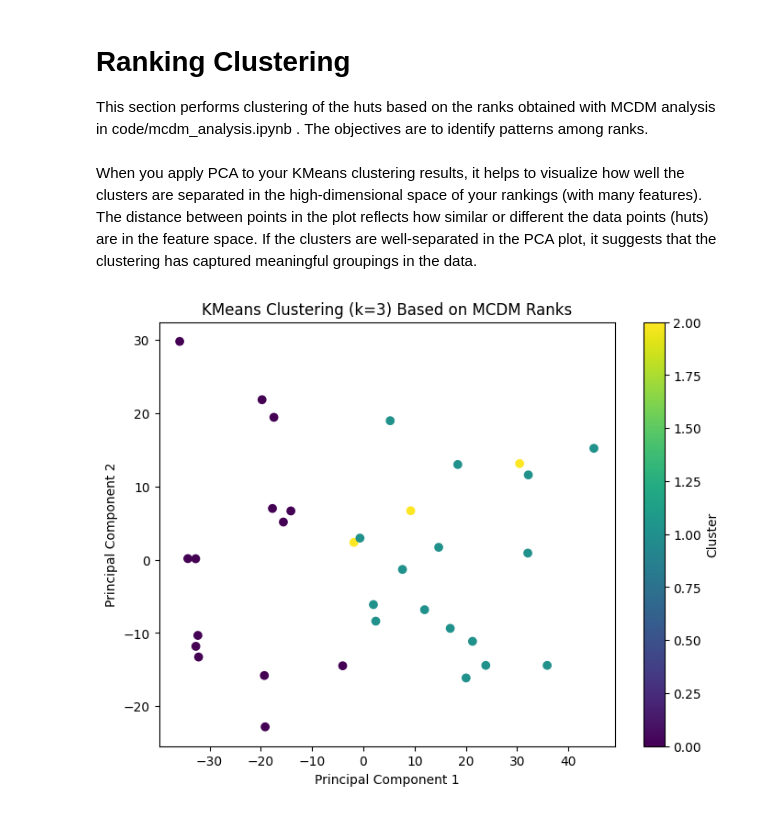
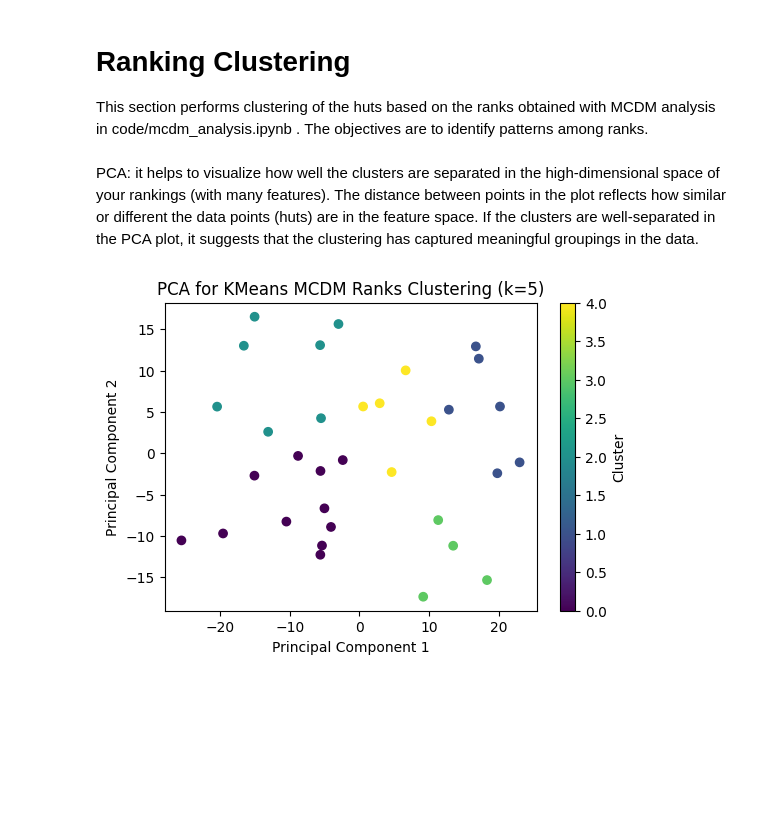
Before and after one commit to dclfbk/alpinehutsustainability, a Jupyter notebook: code/cluster_analysis.ipynb, the cells around one changed output. Cells and saved outputs as stored; diff of their text form; code cells hidden in the pictures; blank space fills up the shorter version.

```diff
--- a/code/cluster_analysis.ipynb
+++ b/code/cluster_analysis.ipynb
@@ -115,7 +115,7 @@ cluster_stats = {}
 for k in range(3, 6):
     kmeans = KMeans(n_clusters=k, random_state=42)
     huts[f'cluster_kmeans_k{k}'] = kmeans.fit_predict(X_scaled)
-    huts[f'cluster_kmeans_k{k}'] = huts[f'cluster_kmeans_k{k}'].astype(str)  # cluster labels are strings
+    huts[f'cluster_kmeans_k{k}'] = huts[f'cluster_kmeans_k{k}']
 
     inertia_values.append(kmeans.inertia_)
     sil_score = silhouette_score(X_scaled, kmeans.labels_)
@@ -335,29 +356,34 @@ The clusters obtained reflect 2 things:
 # %% [markdown]
 # Ranking Clustering
 This section performs clustering of the huts based on the ranks obtained with MCDM analysis in code/mcdm_analysis.ipynb . The objectives are to identify patterns among ranks.
-# %%
-ranks_df = pd.read_csv("../data/rank_df.csv")
-
-configurations_cols = ranks_df.columns[1:]
-
-k = 3
-kmeans = KMeans(n_clusters=k, random_state=42)
-huts[f'rank_kmeans_k{k}'] = kmeans.fit_predict(ranks_df[configurations_cols])
+# %%
+ranks_df = pd.read_csv("../data/rank_df.csv")
+# add geometry column for plotting later
+ranks_gdf = ranks_df.merge(huts[['standard_name','geometry']], on='standard_name', how='left')
+ranks_gdf = gpd.GeoDataFrame(ranks_gdf, geometry='geometry', crs=huts.crs)
+
+configurations_cols = ['TOPSIS_custom', 'PROMETHEE_II_custom', 'VIKOR_custom']#ranks_gdf.columns[1:-1] # exclude standard_name & geometry
+
+ranks_cluster_stats = {}
+for k in range(3, 6):
+    kmeans = KMeans(n_clusters=k, random_state=42)
+    ranks_gdf[f'cluster_kmeans_k{k}'] = kmeans.fit_predict(ranks_gdf[configurations_cols])
+    ranks_cluster_stats[f"k{k}"] = ranks_gdf.groupby(f'cluster_kmeans_k{k}')[configurations_cols].agg(['mean', 'median', 'std', 'min', 'max'])
 # %% [markdown]
-When you apply PCA to your KMeans clustering results, it helps to visualize how well the clusters are separated in the high-dimensional space of your rankings (with many features). The distance between points in the plot reflects how similar or different the data points (huts) are in the feature space. If the clusters are well-separated in the PCA plot, it suggests that the clustering has captured meaningful groupings in the data.
+PCA: it helps to visualize how well the clusters are separated in the high-dimensional space of your rankings (with many features). The distance between points in the plot reflects how similar or different the data points (huts) are in the feature space. If the clusters are well-separated in the PCA plot, it suggests that the clustering has captured meaningful groupings in the data.
 # %%
-from sklearn.decomposition import PCA
 # Visualize clustering using PCA for dimensionality reduction (since we have many features)
 pca = PCA(n_components=2)
-pca_components = pca.fit_transform(ranks_df[configurations_cols])
+pca_components = pca.fit_transform(ranks_gdf[configurations_cols])
 
+k = 5
 # Plot clusters in 2D (first two principal components)
-plt.figure(figsize=(8, 6))
-plt.scatter(pca_components[:, 0], pca_components[:, 1], c=huts[f'rank_kmeans_k{k}'], cmap='viridis')
-plt.title(f'KMeans Clustering (k={k}) Based on MCDM Ranks')
+plt.figure(figsize=(6, 4))
+plt.scatter(pca_components[:, 0], pca_components[:, 1], c=ranks_gdf[f'cluster_kmeans_k{k}'], cmap='viridis')
+plt.title(f'PCA for KMeans MCDM Ranks Clustering (k={k})')
 plt.xlabel('Principal Component 1')
 plt.ylabel('Principal Component 2')
 plt.colorbar(label='Cluster')
 plt.show()
 # %% [output]
-[figure, old version]
+[figure, new version]
```
Also changed, not shown: parts of 16 cells of this notebook.
